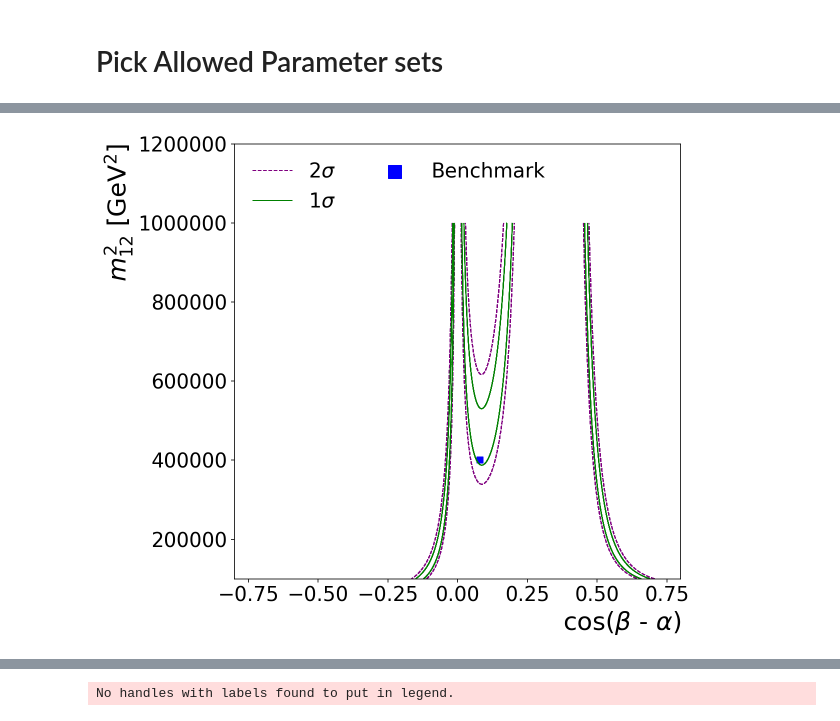
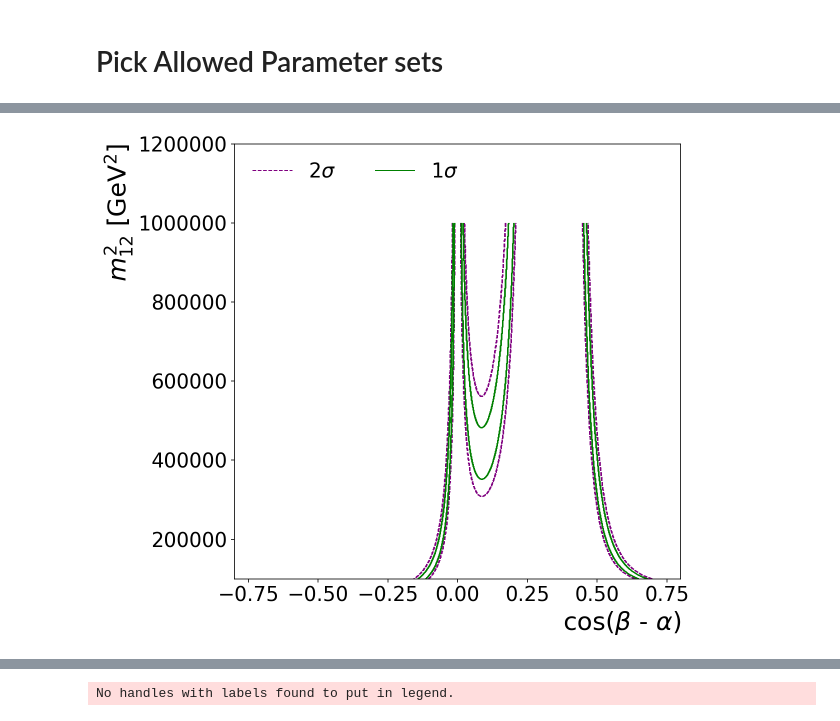
Before and after one commit to alan200276/THDM_with_ML, a Jupyter notebook: Notebook/Constraint_dev.ipynb, the cells around one changed output, grey strips where cells are left out. Saved outputs shown, nothing was run; the diff lists cells and outputs as text; code cells hidden in the pictures.

```diff
--- a/Notebook/Constraint_dev.ipynb
+++ b/Notebook/Constraint_dev.ipynb
@@ -468,11 +423,11 @@ dictionary = {
               # "sig_Branching_ratio" : 0.88221*0.62102*0.62102, #type 1
               "sig_Xection" : (0.81186/1000),  #ppH (pb) type 2
               "sig_Branching_ratio" : 0.8715*0.3560*0.3560, #type 2
-              "sig_acceptance": 0.096995*b_tag_eff,
+              "sig_acceptance": 0.106051*b_tag_eff,
               "ttbar_bkg_Xection" : 260.3554,  # ttbar (pb)
               "ttbar_bkg_acceptance" : 0.0*b_tag_eff*0.192,
               "QCD_bkg_Xection" : 11087.8358304,  # ppjjjj (pb)
-              "QCD_bkg_acceptance" : 1.0164e-07*b_tag_eff*0.015,
+              "QCD_bkg_acceptance" : 7.819e-08*b_tag_eff*0.015,
               "luminosity": 3000
               }
 
@@ -485,7 +440,7 @@ logging.info("# of bkg survival: {}".format(n_bkg))
 logging.info("Z= {}".format(n_sig/np.sqrt(n_bkg)))
 time.sleep(1)
 
-n_slice = 10000
+n_slice = 1000
 cb_a = np.linspace(-1 , 1,  n_slice)
 m12_s = np.linspace(1E+5, 1E+6,  n_slice)
 
@@ -742,32 +697,32 @@ fig, ax = plt.subplots(1,1, figsize=(8,8))
 
 CS_2_sigma = plt.contour(cba, m12s, constraint_alowed_2_boundary, colors='purple', linestyles="--", linewidths=1)
 CS_1_sigma = plt.contour(cba, m12s, constraint_alowed_1_boundary, colors='green', linestyles="-", linewidths=1)
 # plt.clabel(CS, inline=True, fontsize=10)
 
 CS_2_sigma.collections[0].set_label("2$\sigma$")
 CS_1_sigma.collections[0].set_label("1$\sigma$")
 
 
 # plt.scatter(cba[y_min_index, x_min_index],m12s[y_min_index, x_min_index], marker="D", s=40 , c='lightgreen', label = "Best Fit")
-plt.scatter(0.08,400000, marker="s", s=40 , c='blue', label = "Benchmark")
+# plt.scatter(0.08,400000, marker="s", s=40 , c='blue', label = "Benchmark")
 
 
 
 
 plt.xlim((-0.8,0.8))
 # plt.xlim((0.,0.09))
 plt.ylim((100000,1200000))
 
 ax.tick_params(axis='x', labelsize=20)
 ax.tick_params(axis='y', labelsize=20)
 plt.xlabel("cos($\\beta$ - $\\alpha$)", fontsize=25, horizontalalignment='right',x=1)
 plt.ylabel('$m_{12}^2$ [$\mathrm{GeV}^2$]', fontsize=25,horizontalalignment='right',y=1)
 plt.legend(loc="upper left", ncol=2, fontsize=20, markerscale=2., scatterpoints=1,
            edgecolor = "w",fancybox=False, framealpha=0) #bbox_to_anchor=(0.7, 0.1),
 plt.ticklabel_format(style='plain')
 # plt.grid()
 # plt.savefig("./Higgs_Pt/Comparison_ROC.pdf", transparent=True)
 # plt.subplots_adjust(wspace=0.5, hspace=0.5)
 plt.show()
 # %% [output]
-[figure, old version]
+[figure, new version]
```
Also changed, not shown: parts of 12 cells of this notebook.
